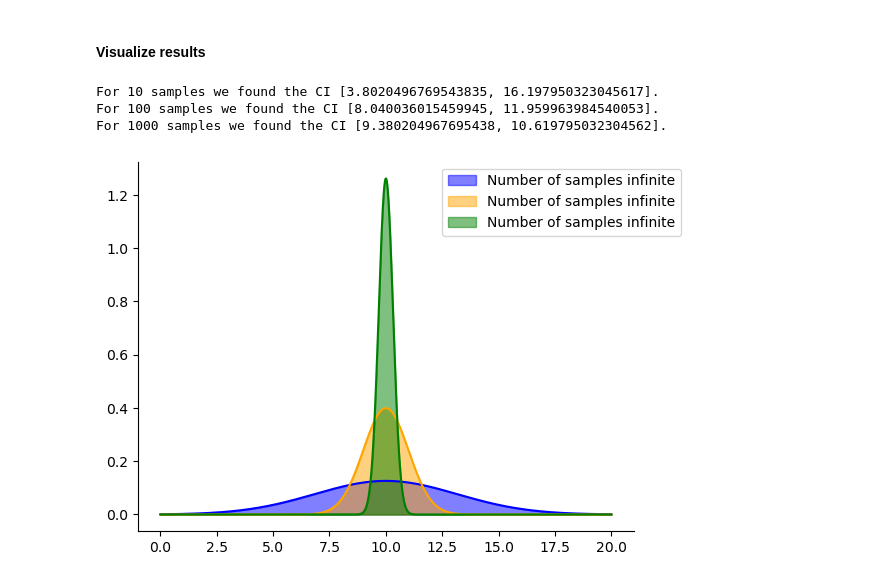
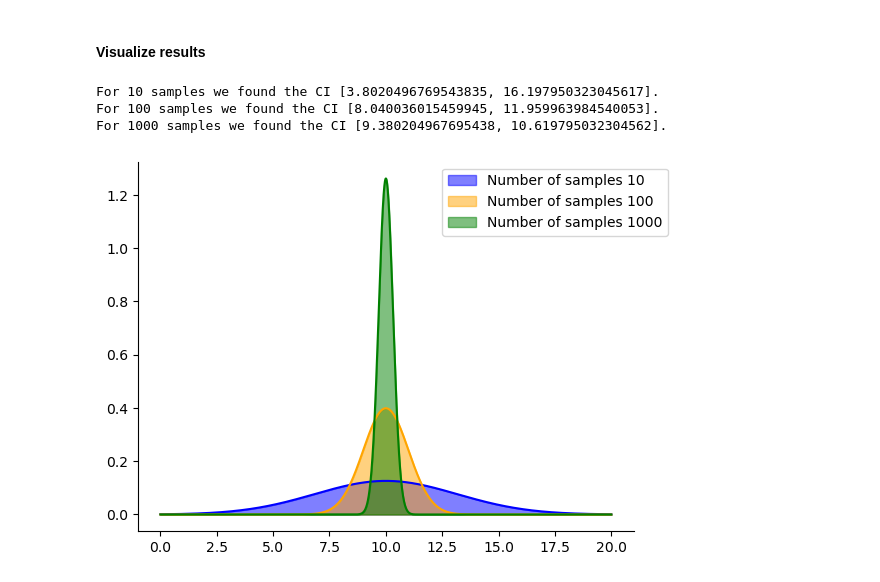
Before and after one commit to THellemans/data-science-syntra-ab, a Jupyter notebook: 06 statistiek/06 random sampling and sampling bias/notebooks/06 random sampling and sampling bias.ipynb, the cells around one changed output. Saved outputs shown, nothing was run; the diff lists cells and outputs as text; code cells hidden in the pictures.

```diff
--- a/06 statistiek/06 random sampling and sampling bias/notebooks/06 random sampling and sampling bias.ipynb
+++ b/06 statistiek/06 random sampling and sampling bias/notebooks/06 random sampling and sampling bias.ipynb
@@ -168,20 +168,20 @@ for sample_size in sample_sizes:
 # %%
 for sample_size, color in zip(sample_sizes, colors):
     pdf_vals = dict_pdf[sample_size]
     lb = dict_lower_bound[sample_size]
     ub = dict_upper_bound[sample_size]
 
     print(f"For {sample_size} samples we found the CI [{lb}, {ub}].")
     plt.plot(xx, pdf_vals, color=color)
 
     # Fill the area below the curve
-    plt.fill_between(xx, pdf_vals, color=color, alpha=0.5, label = f"Number of samples {n_vals_distribution}")
+    plt.fill_between(xx, pdf_vals, color=color, alpha=0.5, label = f"Number of samples {sample_size}")
 
 plt.legend(bbox_to_anchor = (0.6, 1))
 plt.gca().spines['top'].set_visible(False)
 plt.gca().spines['right'].set_visible(False)
 # %% [output]
 For 10 samples we found the CI [3.8020496769543835, 16.197950323045617].
 For 100 samples we found the CI [8.040036015459945, 11.959963984540053].
 For 1000 samples we found the CI [9.380204967695438, 10.619795032304562].
-[figure, old version]
+[figure, new version]
```
Also changed, not shown: 29 other files.
